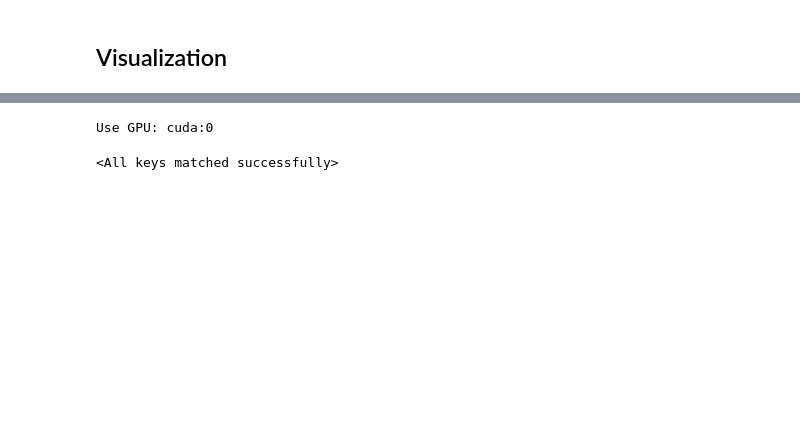
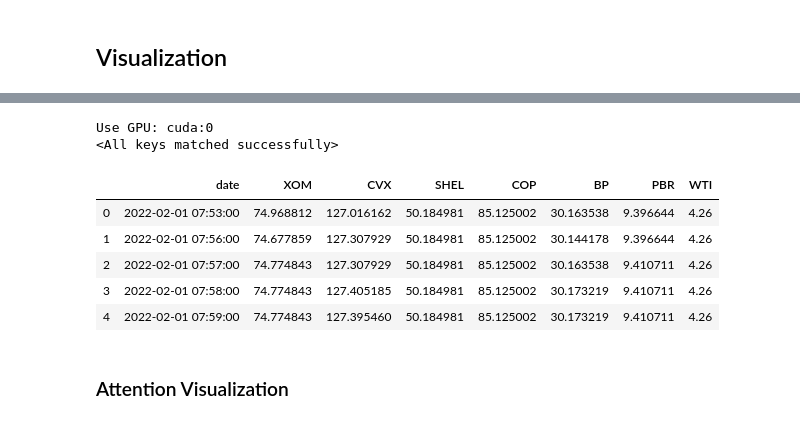
Before and after one commit to zacswolf/Stockformer2022, a Jupyter notebook: Informer.ipynb, the cells around one changed output, grey strips where cells are left out. Saved outputs shown, nothing was run; the diff lists cells and outputs as text; code cells hidden in the pictures; blank space fills up the shorter version.

```diff
--- a/Informer.ipynb
+++ b/Informer.ipynb
@@ -355,16 +369,28 @@ data_loader = DataLoader(
 # %%
 import os
 
 args.output_attention = True
 
 exp = Exp(args)
 
 model = exp.model
 
-setting = 'informer_ETTh1_ftM_sl96_ll48_pl24_dm512_nh8_el2_dl1_df2048_atprob_fc5_ebtimeF_dtTrue_mxTrue_exp_0'
+# setting = 'informer_ETTh1_ftM_sl96_ll48_pl24_dm512_nh8_el2_dl1_df2048_atprob_fc5_ebtimeF_dtTrue_mxTrue_exp_0'
 path = os.path.join(args.checkpoints,setting,'checkpoint.pth')
-model.load_state_dict(torch.load(path))
+
+print(model.load_state_dict(torch.load(path)))
+
+df = pd.read_csv(os.path.join(args.root_path, args.data_path))
+df.head()
 # %% [output]
 Use GPU: cuda:0
+<All keys matched successfully>
-<All keys matched successfully>
+|  | date | XOM | CVX | SHEL | COP | BP | PBR | WTI |
+| 0 | 2022-02-01 07:53:00 | 74.968812 | 127.016162 | 50.184981 | 85.125002 | 30.163538 | 9.396644 | 4.26 |
+| 1 | 2022-02-01 07:56:00 | 74.677859 | 127.307929 | 50.184981 | 85.125002 | 30.144178 | 9.396644 | 4.26 |
+| 2 | 2022-02-01 07:57:00 | 74.774843 | 127.307929 | 50.184981 | 85.125002 | 30.163538 | 9.410711 | 4.26 |
+| 3 | 2022-02-01 07:58:00 | 74.774843 | 127.405185 | 50.184981 | 85.125002 | 30.173219 | 9.410711 | 4.26 |
+| 4 | 2022-02-01 07:59:00 | 74.774843 | 127.395460 | 50.184981 | 85.125002 | 30.173219 | 9.410711 | 4.26 |
+# %% [markdown]
+### Attention Visualization
 # %%
```
Also changed, not shown: parts of 31 cells of this notebook, 3 other files.
